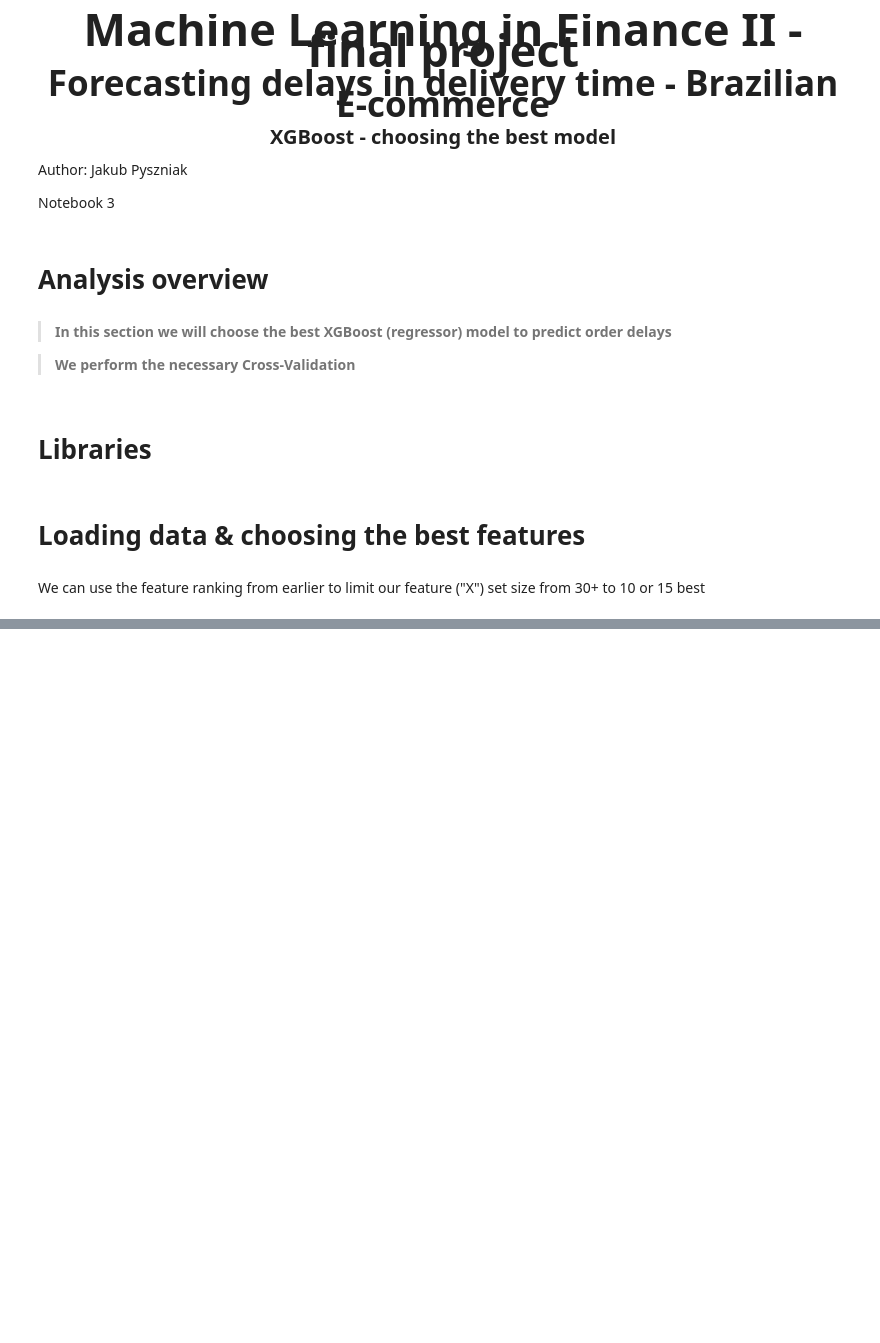
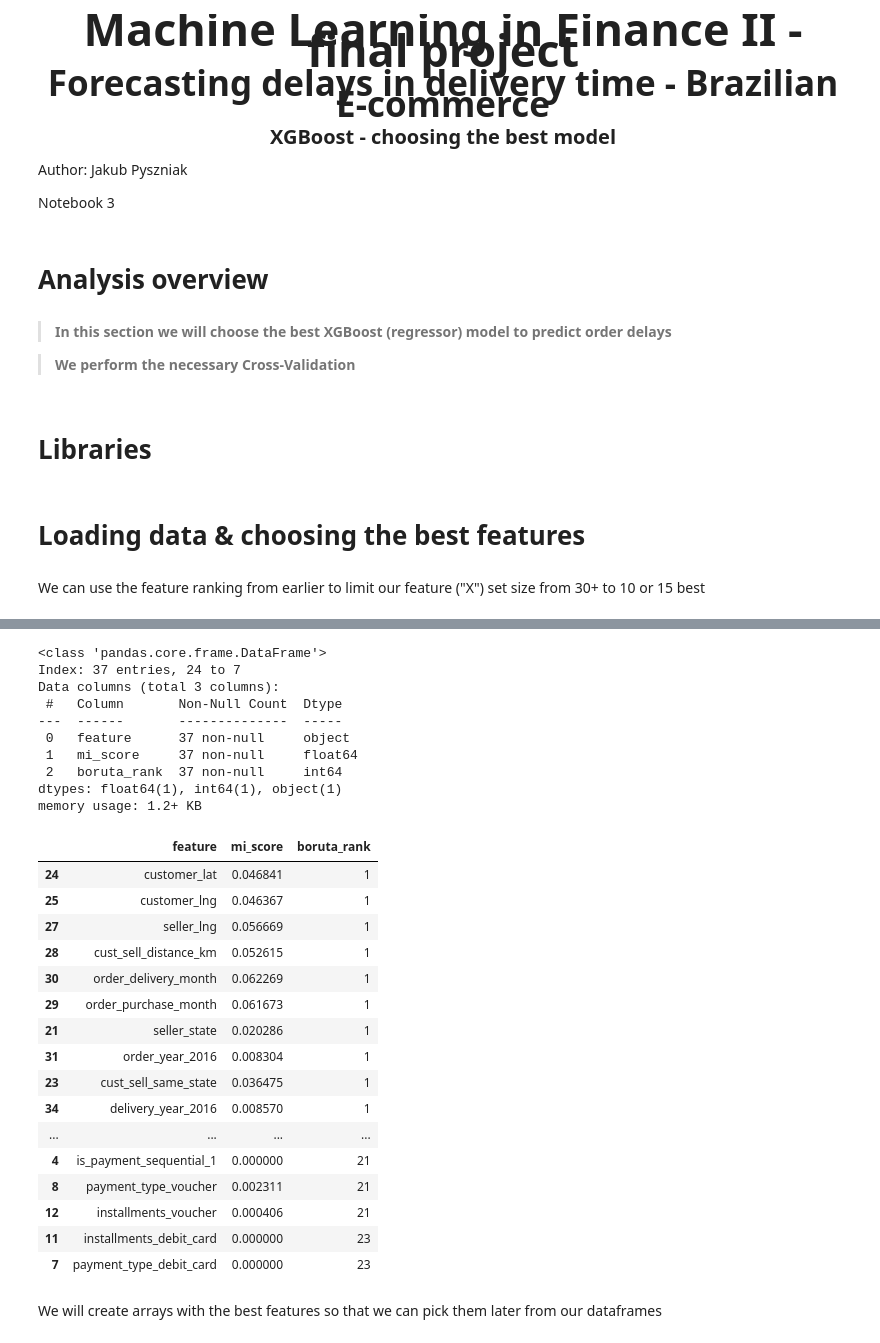
Before and after one commit to jakubpyszniak/ML_II_final_project, a Jupyter notebook: 3. XGBoost.ipynb, the cells around one changed output, grey strips where cells are left out. Saved outputs shown, nothing was run; the diff lists cells and outputs as text; code cells hidden in the pictures; blank space fills up the shorter version.

Commit message:
Frist XGBoost model and CV

```diff
--- a/3. XGBoost.ipynb
+++ b/3. XGBoost.ipynb
@@ -36,3 +37,12 @@ from xgboost import XGBRegressor
 # Loading data & choosing the best features
 # %% [markdown]
 We can use the feature ranking from earlier to limit our feature ("X") set size from 30+ to 10 or 15 best
+# %%
+# These data will be used for CV and choosing the best models
+df_train = pd.read_csv("4.train_and_test/df_train.csv")
+
+# We will use this set to test the forecasting power of our best models (final comparisons)
+df_test = pd.read_csv("4.train_and_test/df_test.csv")
+
+# Our feature ranking dataset
+fr = pd.read_excel("3.feature_ranking/feature_ranking.xlsx")
@@ -38,0 +103,35 @@ We can use the feature ranking from earlier to limit our feature ("X") set size
+# %%
+fr.rename(columns={"Unnamed: 0": "feature"}, inplace=True)
+
+fr = fr.sort_values(by="boruta_rank")
+
+fr.info()
+fr.head(40)
+# %% [output]
+<class 'pandas.core.frame.DataFrame'>
+Index: 37 entries, 24 to 7
+Data columns (total 3 columns):
+ #   Column       Non-Null Count  Dtype
+---  ------       --------------  -----
+ 0   feature      37 non-null     object
+ 1   mi_score     37 non-null     float64
+ 2   boruta_rank  37 non-null     int64
+dtypes: float64(1), int64(1), object(1)
+memory usage: 1.2+ KB
+|  | feature | mi_score | boruta_rank |
+| 24 | customer_lat | 0.046841 | 1 |
+| 25 | customer_lng | 0.046367 | 1 |
+| 27 | seller_lng | 0.056669 | 1 |
+| 28 | cust_sell_distance_km | 0.052615 | 1 |
+| 30 | order_delivery_month | 0.062269 | 1 |
+| 29 | order_purchase_month | 0.061673 | 1 |
+| 21 | seller_state | 0.020286 | 1 |
+| 31 | order_year_2016 | 0.008304 | 1 |
+| 23 | cust_sell_same_state | 0.036475 | 1 |
+| 34 | delivery_year_2016 | 0.008570 | 1 |
+| ... | ... | ... | ... |
+| 4 | is_payment_sequential_1 | 0.000000 | 21 |
+| 8 | payment_type_voucher | 0.002311 | 21 |
+| 12 | installments_voucher | 0.000406 | 21 |
+| 11 | installments_debit_card | 0.000000 | 23 |
+| 7 | payment_type_debit_card | 0.000000 | 23 |
@@ -38,0 +140,2 @@ We can use the feature ranking from earlier to limit our feature ("X") set size
+# %% [markdown]
+We will create arrays with the best features so that we can pick them later from our dataframes
```
Also changed, not shown: parts of 18 cells of this notebook, 4 other files.
